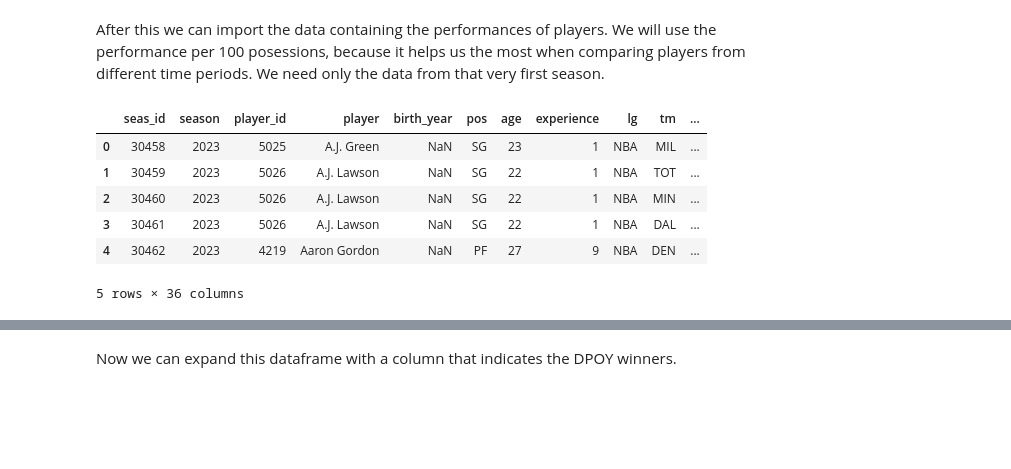
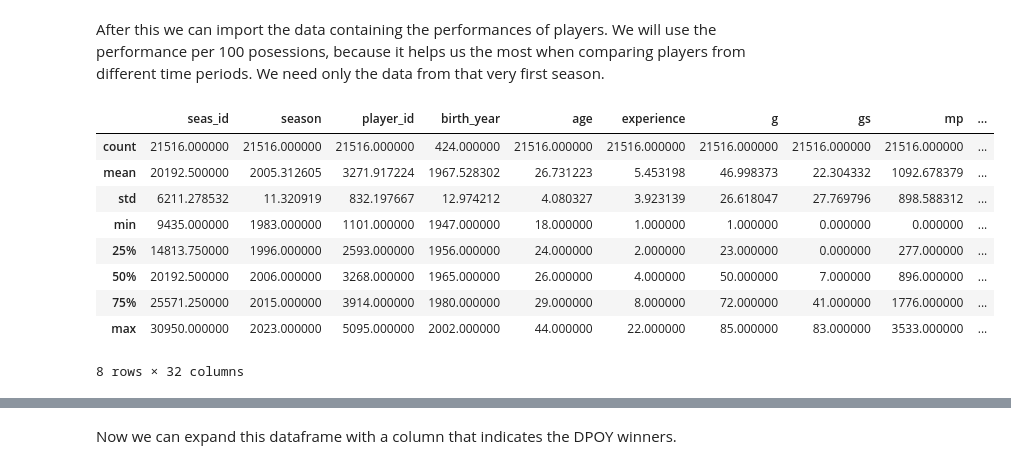
Before and after one commit to botond0401/nba, a Jupyter notebook: dpoy.ipynb, the cells around one changed output, grey strips where cells are left out. Saved outputs shown, nothing was run; the diff lists cells and outputs as text; code cells hidden in the pictures; blank space fills up the shorter version.

```diff
--- a/dpoy.ipynb
+++ b/dpoy.ipynb
@@ -25,12 +37,15 @@ After this we can import the data containing the performances of players. We wil
 # %%
 df_per_100 = pd.read_csv('per100poss.csv')
 df_per_100 = df_per_100[df_per_100['seas_id'] >= first_season]
-df_per_100.head()
+df_per_100.describe()
 # %% [output]
-|  | seas_id | season | player_id | player | birth_year | pos | age | experience | lg | tm | ... |
-| 0 | 30458 | 2023 | 5025 | A.J. Green | NaN | SG | 23 | 1 | NBA | MIL | ... |
-| 1 | 30459 | 2023 | 5026 | A.J. Lawson | NaN | SG | 22 | 1 | NBA | TOT | ... |
-| 2 | 30460 | 2023 | 5026 | A.J. Lawson | NaN | SG | 22 | 1 | NBA | MIN | ... |
-| 3 | 30461 | 2023 | 5026 | A.J. Lawson | NaN | SG | 22 | 1 | NBA | DAL | ... |
-| 4 | 30462 | 2023 | 4219 | Aaron Gordon | NaN | PF | 27 | 9 | NBA | DEN | ... |
+|  | seas_id | season | player_id | birth_year | age | experience | g | gs | mp | ... |
+| count | 21516.000000 | 21516.000000 | 21516.000000 | 424.000000 | 21516.000000 | 21516.000000 | 21516.000000 | 21516.000000 | 21516.000000 | ... |
+| mean | 20192.500000 | 2005.312605 | 3271.917224 | 1967.528302 | 26.731223 | 5.453198 | 46.998373 | 22.304332 | 1092.678379 | ... |
+| std | 6211.278532 | 11.320919 | 832.197667 | 12.974212 | 4.080327 | 3.923139 | 26.618047 | 27.769796 | 898.588312 | ... |
+| min | 9435.000000 | 1983.000000 | 1101.000000 | 1947.000000 | 18.000000 | 1.000000 | 1.000000 | 0.000000 | 0.000000 | ... |
+| 25% | 14813.750000 | 1996.000000 | 2593.000000 | 1956.000000 | 24.000000 | 2.000000 | 23.000000 | 0.000000 | 277.000000 | ... |
+| 50% | 20192.500000 | 2006.000000 | 3268.000000 | 1965.000000 | 26.000000 | 4.000000 | 50.000000 | 7.000000 | 896.000000 | ... |
+| 75% | 25571.250000 | 2015.000000 | 3914.000000 | 1980.000000 | 29.000000 | 8.000000 | 72.000000 | 41.000000 | 1776.000000 | ... |
+| max | 30950.000000 | 2023.000000 | 5095.000000 | 2002.000000 | 44.000000 | 22.000000 | 85.000000 | 83.000000 | 3533.000000 | ... |
-5 rows × 36 columns
+8 rows × 32 columns
```
Also changed, not shown: parts of 11 cells of this notebook.
